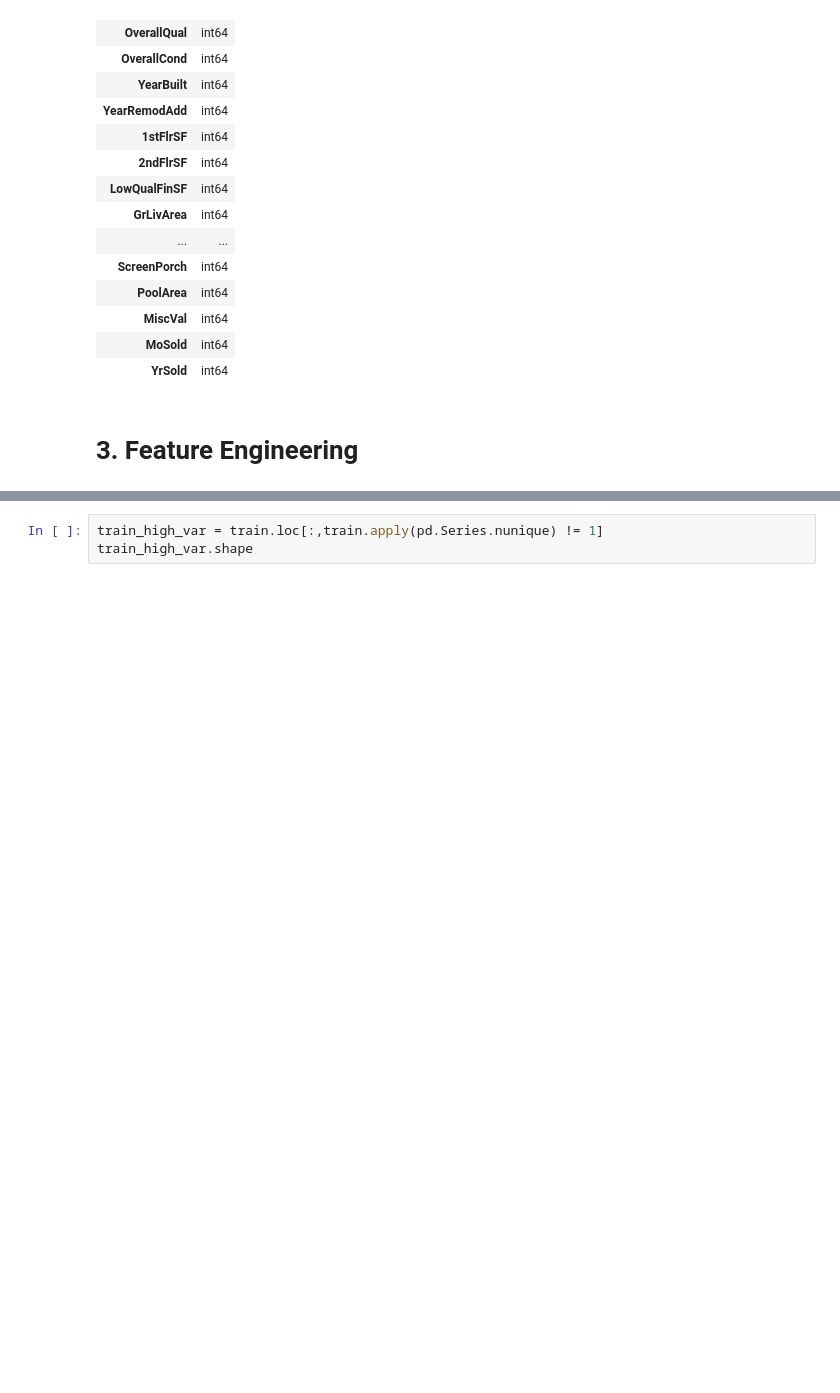
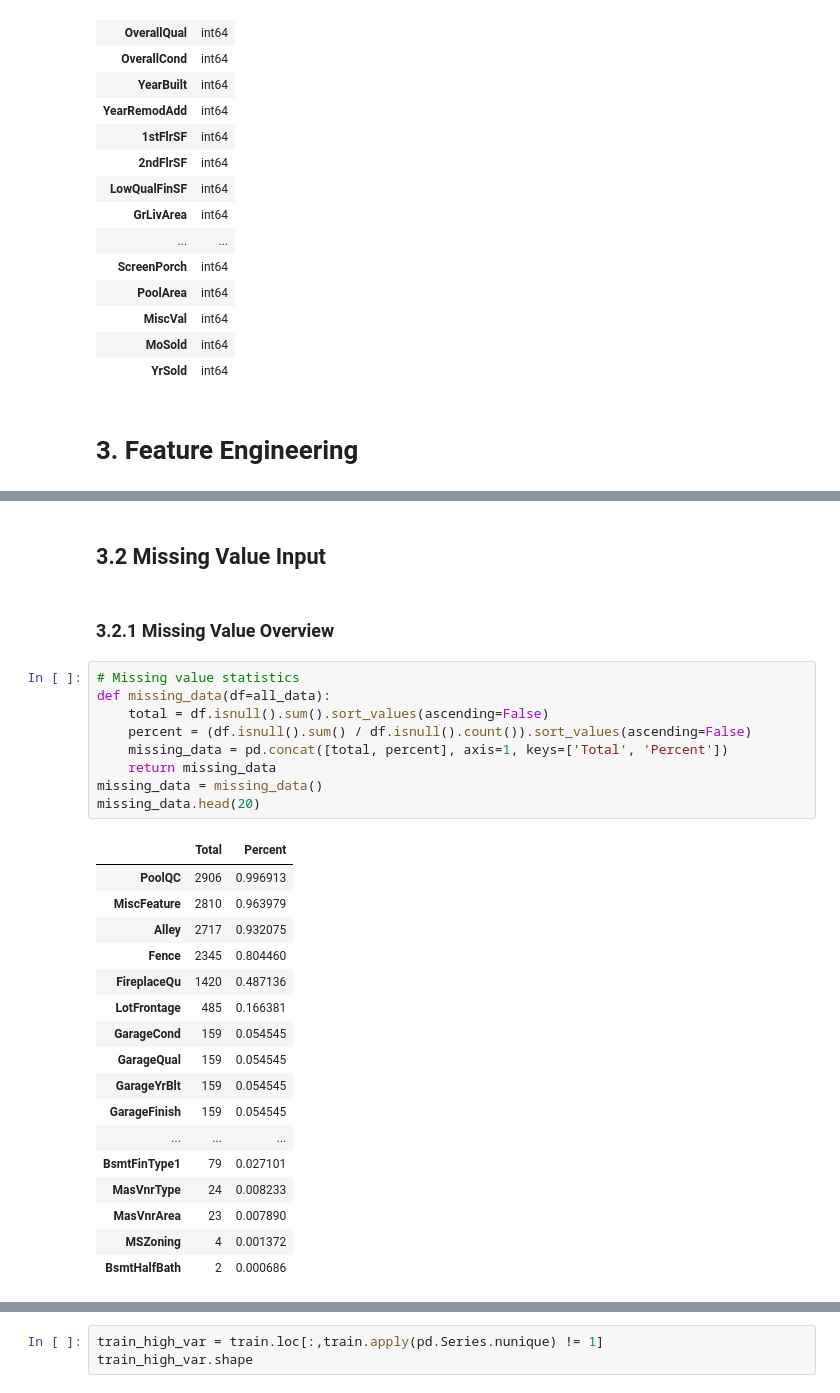
Before and after one commit to PengInGitHub/catboost, a Jupyter notebook: Regression.ipynb, the cells around one changed output, grey strips where cells are left out. Saved outputs shown, nothing was run; the diff lists cells and outputs as text; blank space fills up the shorter version.

```diff
--- a/Regression.ipynb
+++ b/Regression.ipynb
@@ -218,0 +203,31 @@ normal_distribution_plot('SalePrice')
+# %% [markdown]
+## 3.2 Missing Value Input
+# %% [markdown]
+### 3.2.1 Missing Value Overview
+# %%
+# Missing value statistics
+def missing_data(df=all_data):
+    total = df.isnull().sum().sort_values(ascending=False)
+    percent = (df.isnull().sum() / df.isnull().count()).sort_values(ascending=False)
+    missing_data = pd.concat([total, percent], axis=1, keys=['Total', 'Percent'])
+    return missing_data
+missing_data = missing_data()
+missing_data.head(20)
+# %% [output]
+|  | Total | Percent |
+| PoolQC | 2906 | 0.996913 |
+| MiscFeature | 2810 | 0.963979 |
+| Alley | 2717 | 0.932075 |
+| Fence | 2345 | 0.804460 |
+| FireplaceQu | 1420 | 0.487136 |
+| LotFrontage | 485 | 0.166381 |
+| GarageCond | 159 | 0.054545 |
+| GarageQual | 159 | 0.054545 |
+| GarageYrBlt | 159 | 0.054545 |
+| GarageFinish | 159 | 0.054545 |
+| ... | ... | ... |
+| BsmtFinType1 | 79 | 0.027101 |
+| MasVnrType | 24 | 0.008233 |
+| MasVnrArea | 23 | 0.007890 |
+| MSZoning | 4 | 0.001372 |
+| BsmtHalfBath | 2 | 0.000686 |
```
Also changed, not shown: parts of 38 cells of this notebook.
